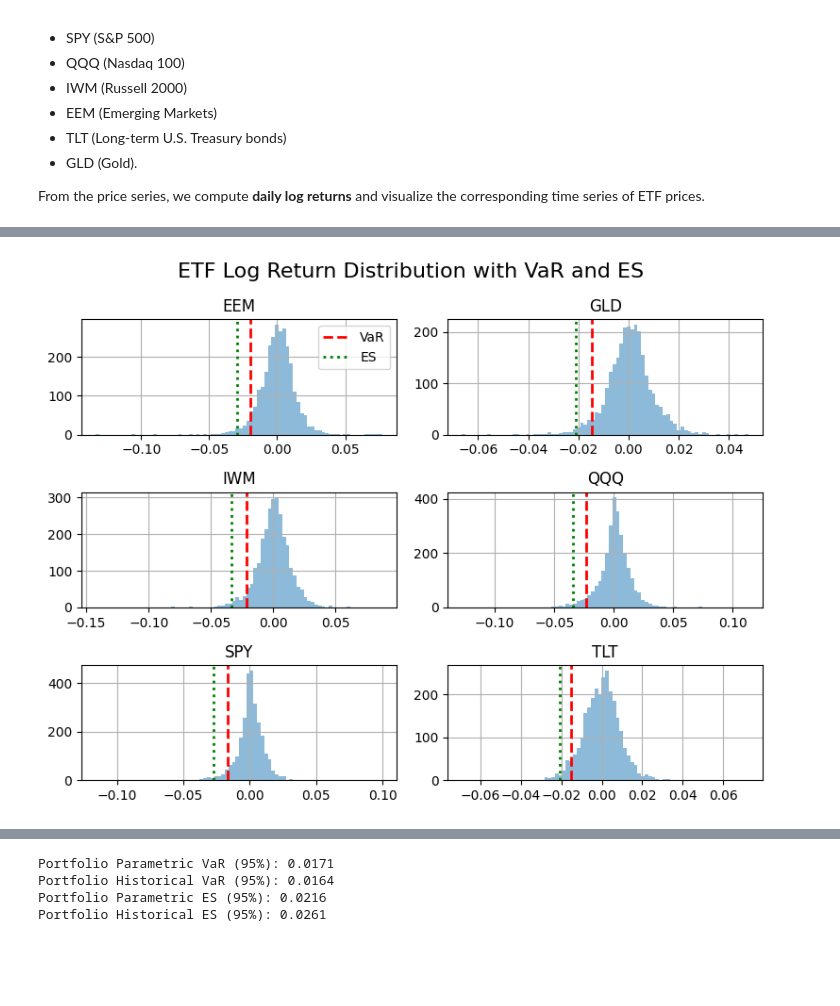
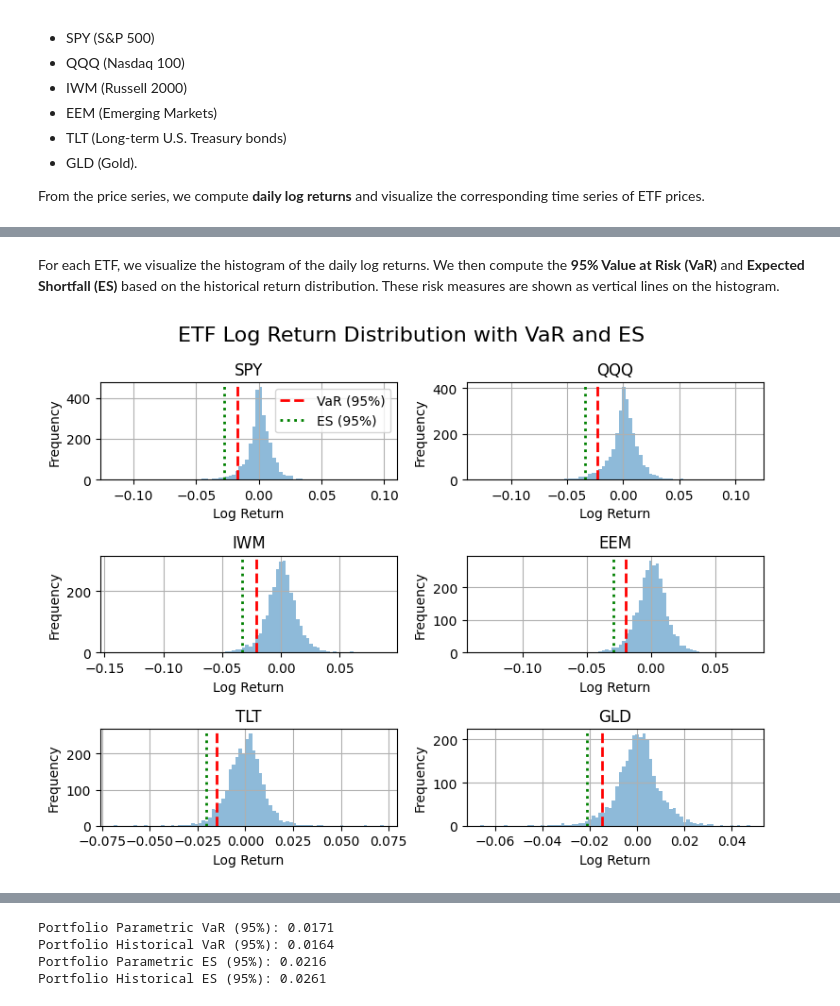
Before and after one commit to hsiuhsil/options_futures_derivatives, a Jupyter notebook: notebooks/Value at Risk and Expected Shortfall.ipynb, the cells around one changed output, grey strips where cells are left out. Saved outputs shown, nothing was run; the diff lists cells and outputs as text; code cells hidden in the pictures; blank space fills up the shorter version.

Commit message:
Add description for portfolio risk analysis section

```diff
--- a/notebooks/Value at Risk and Expected Shortfall.ipynb
+++ b/notebooks/Value at Risk and Expected Shortfall.ipynb
@@ -101,34 +101,39 @@ Date
 [figure]
+# %% [markdown]
+For each ETF, we visualize the histogram of the daily log returns.
+We then compute the **95% Value at Risk (VaR)** and **Expected Shortfall (ES)** based on the historical return distribution.
+These risk measures are shown as vertical lines on the histogram.
 # %%
-
 k = 0.05
 
 fig, axes = plt.subplots(3, 2, figsize=(8, 6))
 axes = axes.flatten()
 
-for i, col in enumerate(log_returns.columns):
+for i, col in enumerate(tickers):
 
     returns = log_returns[col].dropna()
 
     var = -historical_var(returns, k)
     es = -historical_es(returns, k)
 
     ax = axes[i]
 
     ax.hist(returns, bins=80, alpha=0.5)
 
-    ax.axvline(var, linestyle="--", color='r', linewidth=2, label="VaR")
-    ax.axvline(es, linestyle=":", color='g', linewidth=2, label="ES")
+    ax.axvline(var, linestyle="--", color='r', linewidth=2, label="VaR (95%)")
+    ax.axvline(es, linestyle=":", color='g', linewidth=2, label="ES (95%)")
 
     ax.set_title(col)
+    ax.set_xlabel('Log Return')
+    ax.set_ylabel('Frequency')
     ax.grid(True)
 
 fig.suptitle("ETF Log Return Distribution with VaR and ES", fontsize=16)
 
 # show legend only once
 axes[0].legend()
 
 plt.tight_layout()
 plt.show()
 # %% [output]
-[figure, old version]
+[figure, new version]
```
Also changed, not shown: parts of 11 cells of this notebook.
